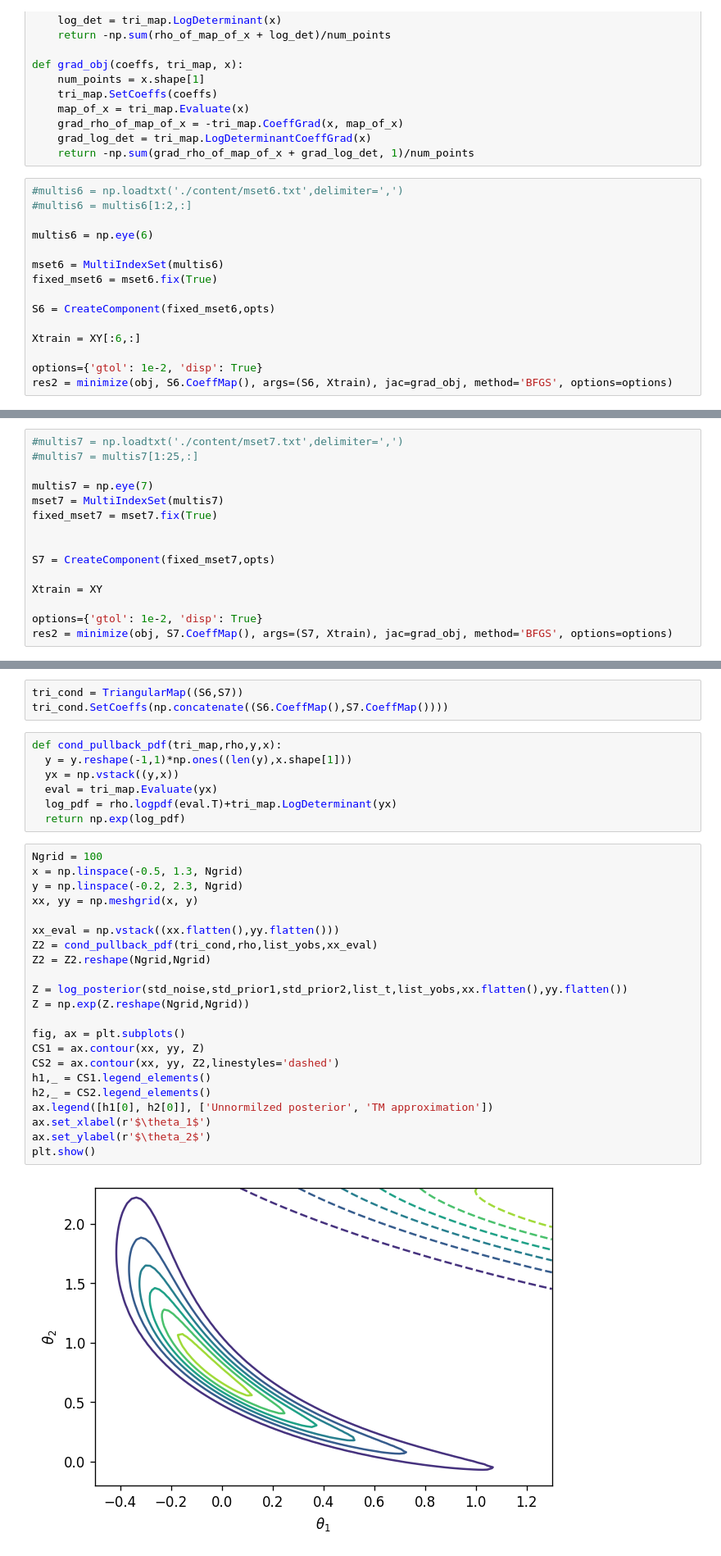
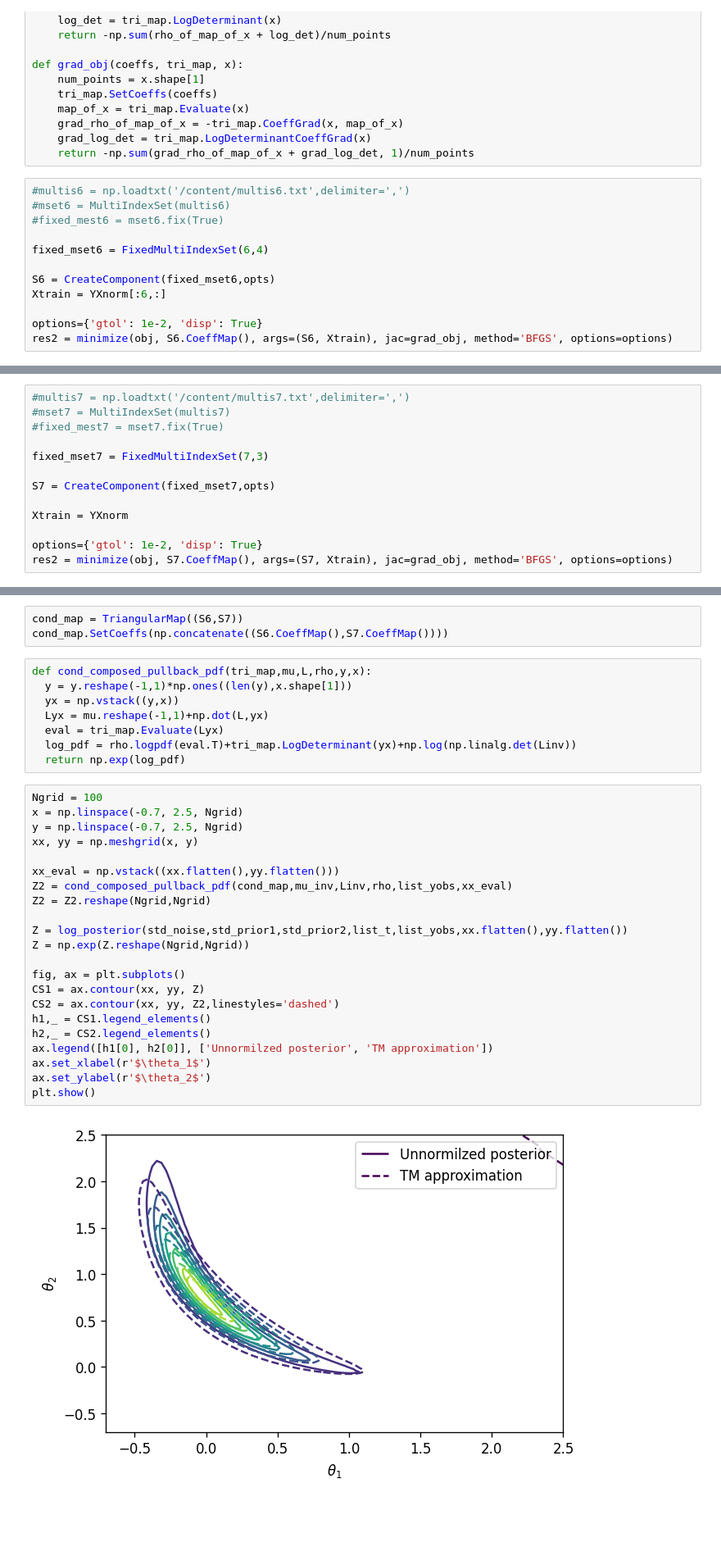
Before and after one commit to MeasureTransport/SIAMannual22, a Jupyter notebook: tutorial_code_AN22.ipynb, the cells around one changed output, grey strips where cells are left out. Shown at 82% size. Cells and saved outputs as stored; diff of their text form; blank space fills up the shorter version.

```diff
--- a/tutorial_code_AN22.ipynb
+++ b/tutorial_code_AN22.ipynb
@@ -721,17 +783,14 @@ def grad_obj(coeffs, tri_map, x):
     grad_log_det = tri_map.LogDeterminantCoeffGrad(x)
     return -np.sum(grad_rho_of_map_of_x + grad_log_det, 1)/num_points
 # %%
-#multis6 = np.loadtxt('./content/mset6.txt',delimiter=',')
-#multis6 = multis6[1:2,:]
+#multis6 = np.loadtxt('/content/multis6.txt',delimiter=',')
+#mset6 = MultiIndexSet(multis6)
+#fixed_mest6 = mset6.fix(True)
 
-multis6 = np.eye(6)
-
-mset6 = MultiIndexSet(multis6)
-fixed_mset6 = mset6.fix(True)
+fixed_mset6 = FixedMultiIndexSet(6,4)
 
 S6 = CreateComponent(fixed_mset6,opts)
-
-Xtrain = XY[:6,:]
+Xtrain = YXnorm[:6,:]
 
 options={'gtol': 1e-2, 'disp': True}
 res2 = minimize(obj, S6.CoeffMap(), args=(S6, Xtrain), jac=grad_obj, method='BFGS', options=options)
@@ -744,15 +803,13 @@ Optimization terminated successfully.
 # %%
-#multis7 = np.loadtxt('./content/mset7.txt',delimiter=',')
-#multis7 = multis7[1:25,:]
+#multis7 = np.loadtxt('/content/multis7.txt',delimiter=',')
+#mset7 = MultiIndexSet(multis7)
+#fixed_mest7 = mset7.fix(True)
 
-multis7 = np.eye(7)
-mset7 = MultiIndexSet(multis7)
-fixed_mset7 = mset7.fix(True)
-
+fixed_mset7 = FixedMultiIndexSet(7,3)
 
 S7 = CreateComponent(fixed_mset7,opts)
 
-Xtrain = XY
+Xtrain = YXnorm
 
 options={'gtol': 1e-2, 'disp': True}
 res2 = minimize(obj, S7.CoeffMap(), args=(S7, Xtrain), jac=grad_obj, method='BFGS', options=options)
@@ -765,34 +822,35 @@ Optimization terminated successfully.
 # %%
-tri_cond = TriangularMap((S6,S7))
-tri_cond.SetCoeffs(np.concatenate((S6.CoeffMap(),S7.CoeffMap())))
+cond_map = TriangularMap((S6,S7))
+cond_map.SetCoeffs(np.concatenate((S6.CoeffMap(),S7.CoeffMap())))
 # %%
-def cond_pullback_pdf(tri_map,rho,y,x):
+def cond_composed_pullback_pdf(tri_map,mu,L,rho,y,x):
   y = y.reshape(-1,1)*np.ones((len(y),x.shape[1]))
   yx = np.vstack((y,x))
-  eval = tri_map.Evaluate(yx)
-  log_pdf = rho.logpdf(eval.T)+tri_map.LogDeterminant(yx)
+  Lyx = mu.reshape(-1,1)+np.dot(L,yx)
+  eval = tri_map.Evaluate(Lyx)
+  log_pdf = rho.logpdf(eval.T)+tri_map.LogDeterminant(yx)+np.log(np.linalg.det(Linv))
   return np.exp(log_pdf)
 # %%
 Ngrid = 100
-x = np.linspace(-0.5, 1.3, Ngrid)
-y = np.linspace(-0.2, 2.3, Ngrid)
+x = np.linspace(-0.7, 2.5, Ngrid)
+y = np.linspace(-0.7, 2.5, Ngrid)
 xx, yy = np.meshgrid(x, y)
 
 xx_eval = np.vstack((xx.flatten(),yy.flatten()))
-Z2 = cond_pullback_pdf(tri_cond,rho,list_yobs,xx_eval)
+Z2 = cond_composed_pullback_pdf(cond_map,mu_inv,Linv,rho,list_yobs,xx_eval)
 Z2 = Z2.reshape(Ngrid,Ngrid)
 
 Z = log_posterior(std_noise,std_prior1,std_prior2,list_t,list_yobs,xx.flatten(),yy.flatten())
 Z = np.exp(Z.reshape(Ngrid,Ngrid))
 
 fig, ax = plt.subplots()
 CS1 = ax.contour(xx, yy, Z)
 CS2 = ax.contour(xx, yy, Z2,linestyles='dashed')
 h1,_ = CS1.legend_elements()
 h2,_ = CS2.legend_elements()
 ax.legend([h1[0], h2[0]], ['Unnormilzed posterior', 'TM approximation'])
 ax.set_xlabel(r'$\theta_1$')
 ax.set_ylabel(r'$\theta_2$')
 plt.show()
 # %% [output]
-[figure, old version]
+[figure, new version]
```
Also changed, not shown: parts of 25 cells of this notebook.
